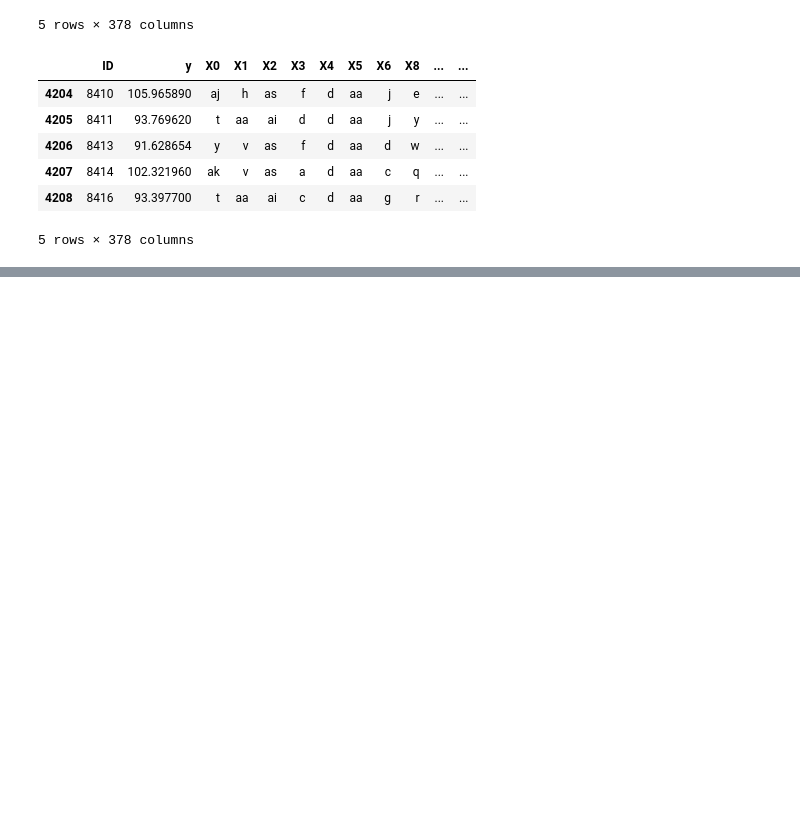
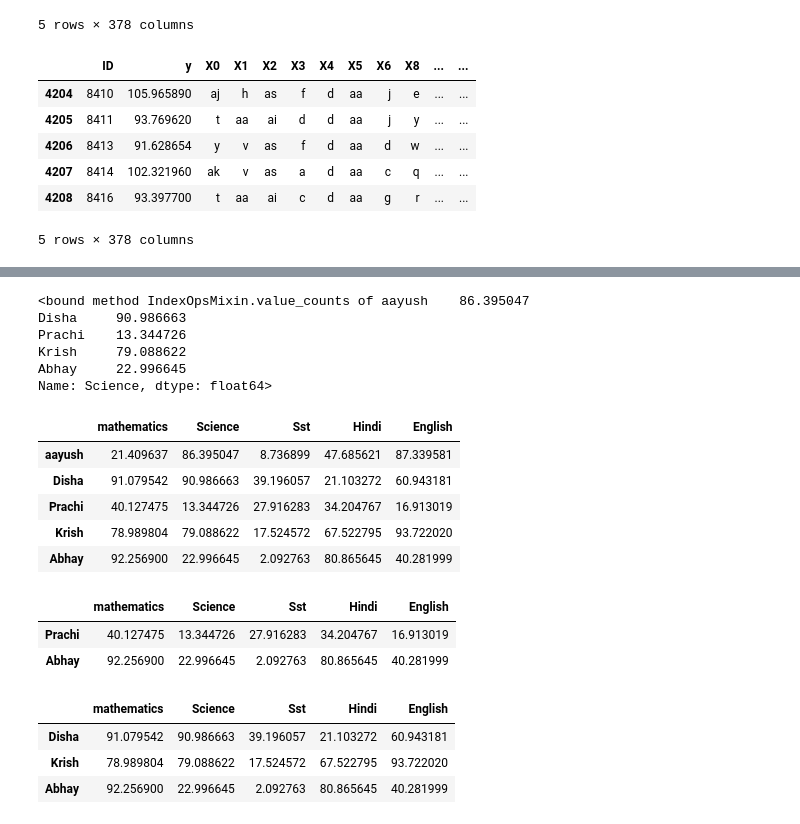
Before and after one commit to Mandy-P369/Python, a Jupyter notebook: PYTHON_DATA_SCIENCE/PANDAS/CLASS_2/FUNCTIONS.ipynb, the cells around one changed output, grey strips where cells are left out. Saved outputs shown, nothing was run; the diff lists cells and outputs as text; code cells hidden in the pictures; blank space fills up the shorter version.

```diff
--- a/PYTHON_DATA_SCIENCE/PANDAS/CLASS_2/FUNCTIONS.ipynb
+++ b/PYTHON_DATA_SCIENCE/PANDAS/CLASS_2/FUNCTIONS.ipynb
@@ -200,0 +248,31 @@ df.tail()
+# %%
+mf['Science'].value_counts
+# %% [output]
+<bound method IndexOpsMixin.value_counts of aayush    86.395047
+Disha     90.986663
+Prachi    13.344726
+Krish     79.088622
+Abhay     22.996645
+Name: Science, dtype: float64>
+# %%
+mf.fillna('Science')
+# %% [output]
+|  | mathematics | Science | Sst | Hindi | English |
+| aayush | 21.409637 | 86.395047 | 8.736899 | 47.685621 | 87.339581 |
+| Disha | 91.079542 | 90.986663 | 39.196057 | 21.103272 | 60.943181 |
+| Prachi | 40.127475 | 13.344726 | 27.916283 | 34.204767 | 16.913019 |
+| Krish | 78.989804 | 79.088622 | 17.524572 | 67.522795 | 93.722020 |
+| Abhay | 92.256900 | 22.996645 | 2.092763 | 80.865645 | 40.281999 |
+# %%
+mf[mf['Science']<49]
+# %% [output]
+|  | mathematics | Science | Sst | Hindi | English |
+| Prachi | 40.127475 | 13.344726 | 27.916283 | 34.204767 | 16.913019 |
+| Abhay | 92.256900 | 22.996645 | 2.092763 | 80.865645 | 40.281999 |
+# %%
+mf[mf['mathematics']>=50]
+# %% [output]
+|  | mathematics | Science | Sst | Hindi | English |
+| Disha | 91.079542 | 90.986663 | 39.196057 | 21.103272 | 60.943181 |
+| Krish | 78.989804 | 79.088622 | 17.524572 | 67.522795 | 93.722020 |
+| Abhay | 92.256900 | 22.996645 | 2.092763 | 80.865645 | 40.281999 |
```
Also changed, not shown: parts of 14 cells of this notebook, 5 other files.
